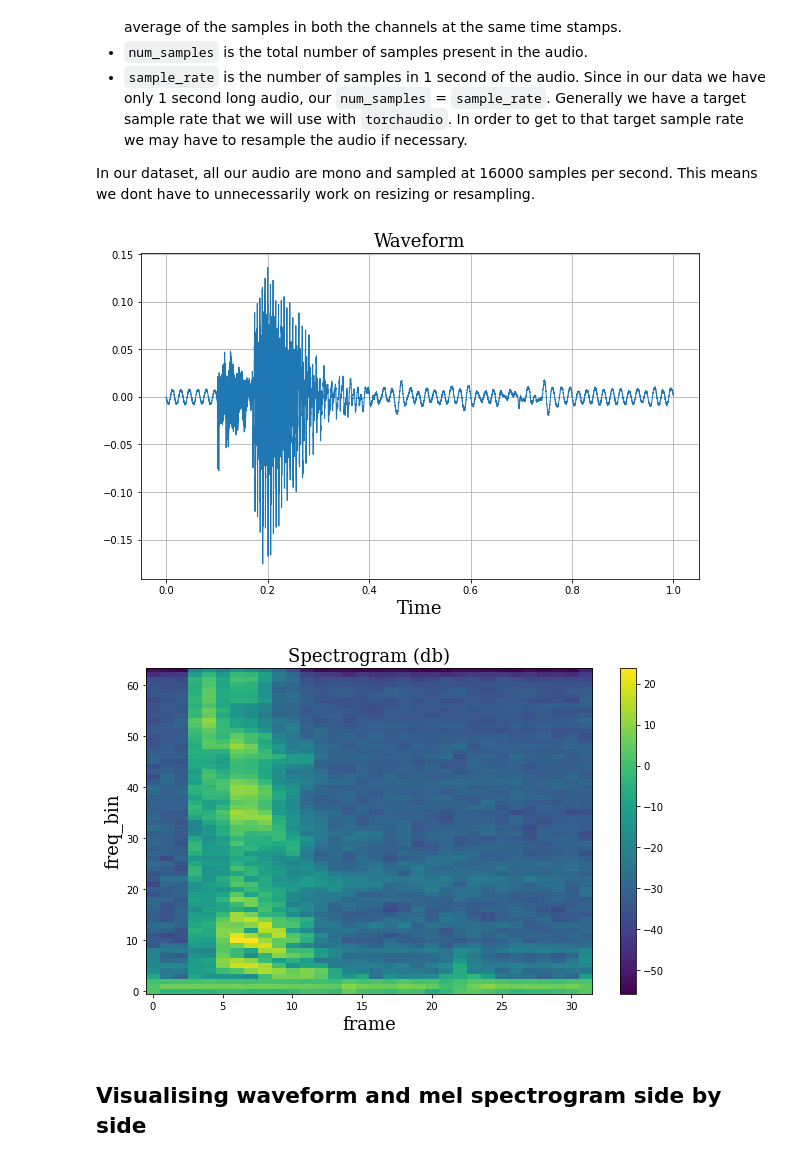
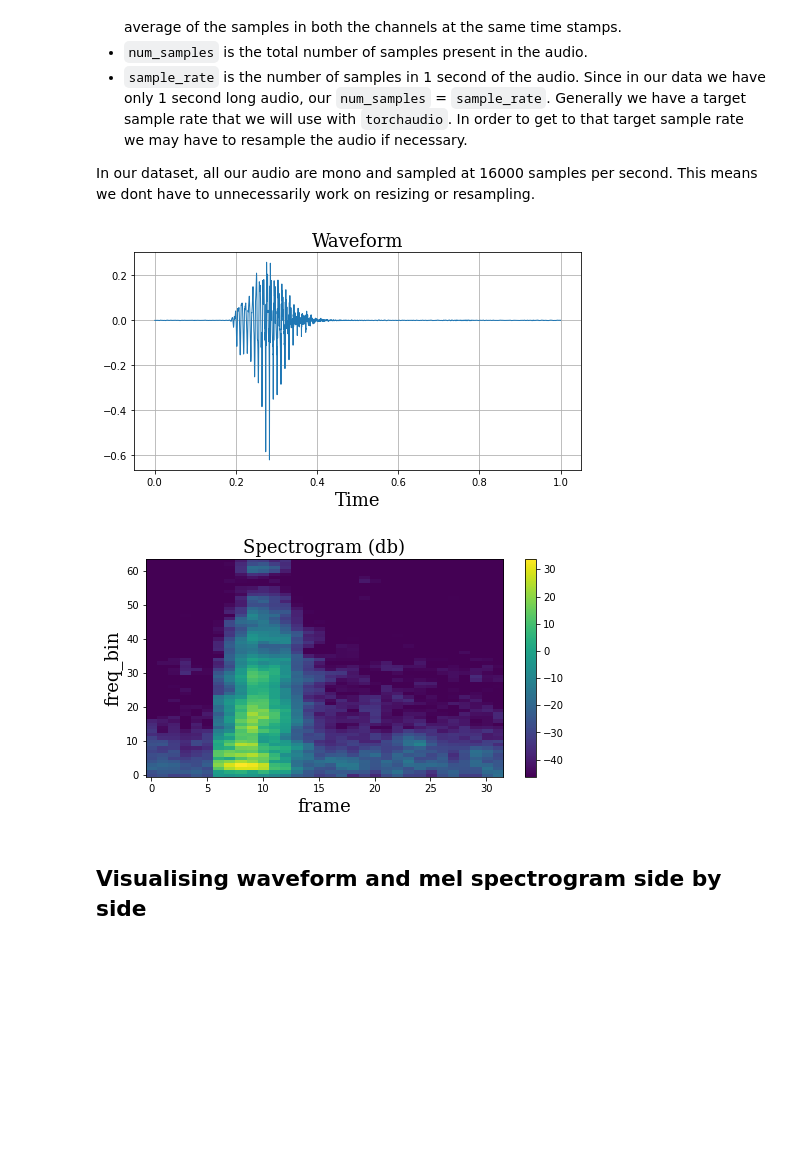
Before and after one commit to Roudranil/speech-recognition-with-pytorch, a Jupyter notebook: word-classification.ipynb, the cells around one changed output. Drawn from its saved outputs; the diff is of its cells as text; code cells hidden in the pictures; blank space fills up the shorter version.

```diff
--- a/word-classification.ipynb
+++ b/word-classification.ipynb
@@ -210,7 +216,7 @@ class SpeechData(Dataset):
         if self.transform:
             signal = self.transform(signal)
 
-        return signal, label, sample_rate
+        return signal, label
 
     def _get_audio_sample_path(self, index):
         return self.annotations_file.loc[index, 'path']
@@ -225,7 +231,7 @@ class SpeechData(Dataset):
         elif length_signal < self.num_samples:
             num_missing = self.num_samples - length_signal
             last_dim_padding = (0, num_missing)
-            signal = torch.nn.functional(signal, last_dim_padding)
+            signal = torch.nn.functional.pad(signal, last_dim_padding)
         return signal
 # %%
 # initialising all the transforms that we would use
@@ -236,3 +242,15 @@ mel_spectrogram = torchaudio.transforms.MelSpectrogram(
     hop_length=512,
     n_mels=64,
 )
+audio = SpeechData(
+    train,
+    AUDIO_DIR,
+    target_sample_rate=SAMPLE_RATE,
+    num_samples = NUM_SAMPLES,
+)
+print(f"There are {len(audio)} samples")
+
+signal, label = audio[1]
+print(f"Signal shape: {signal.shape} # (num_channels, num_samples)")
+print(f"Label: {label}")
+print(f"Class: {CLASS_MAPPING[label]}")
@@ -239,15 +261,0 @@ mel_spectrogram = torchaudio.transforms.MelSpectrogram(
-# %%
-audio = SpeechData(
-    train,
-    AUDIO_DIR,
-    target_sample_rate=SAMPLE_RATE,
-    transform=mel_spectrogram,
-    num_samples = NUM_SAMPLES,
-)
-print(f"There are {len(audio)} samples")
-
-signal, label, sample_rate = audio[45]
-print(f"Signal shape: {signal.shape} # (num_channels, num_samples)")
-print(f"Label: {label}")
-print(f"Class: {CLASS_MAPPING[label]}")
-print(f"Sample Rate: {sample_rate}")
@@ -279,7 +281,7 @@ def plot_waveform(waveform, sample_rate):
     num_channels, num_frames = waveform.shape
     time_axis = torch.arange(0, num_frames) / sample_rate
 
-    figure, axes = plt.subplots(num_channels, 1, figsize=(10, 6))
+    figure, axes = plt.subplots(num_channels, 1, figsize=(8, 4))
     if num_channels == 1:
         axes = [axes]
     for c in range(num_channels):
@@ -299,7 +301,7 @@ def plot_spectrogram(specgram, title=None, ylabel="freq_bin"):
     'weight': 'normal',
     'size': 18
     }
-    fig, axs = plt.subplots(1, 1, figsize=(10, 6))
+    fig, axs = plt.subplots(1, 1, figsize=(8, 4))
     axs.set_title(title or "Spectrogram (db)", fontdict=font)
     axs.set_ylabel(ylabel, fontdict=font)
     axs.set_xlabel("frame", fontdict=font)
@@ -307,13 +309,13 @@ def plot_spectrogram(specgram, title=None, ylabel="freq_bin"):
     fig.colorbar(im, ax=axs)
     plt.show(block=False)
 # %%
-plot_waveform(signal, sample_rate)
+plot_waveform(signal, SAMPLE_RATE)
 # %% [output]
-[figure, old version]
+[figure, new version]
 # %%
 plot_spectrogram(signal[0])
 # %% [output]
-[figure, old version]
+[figure, new version]
 # %% [markdown]
 ## Visualising waveform and mel spectrogram side by side
 # %%
```
Also changed, not shown: parts of 31 cells of this notebook.
